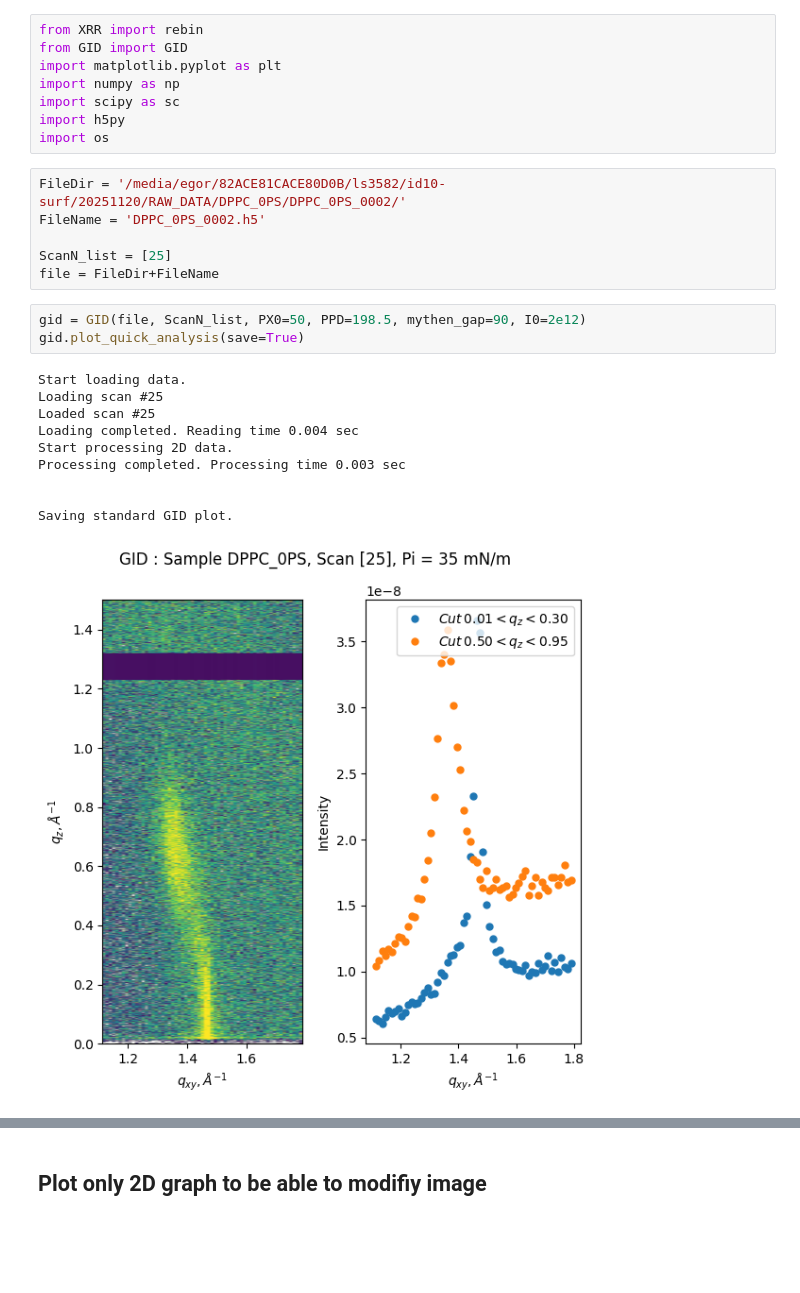
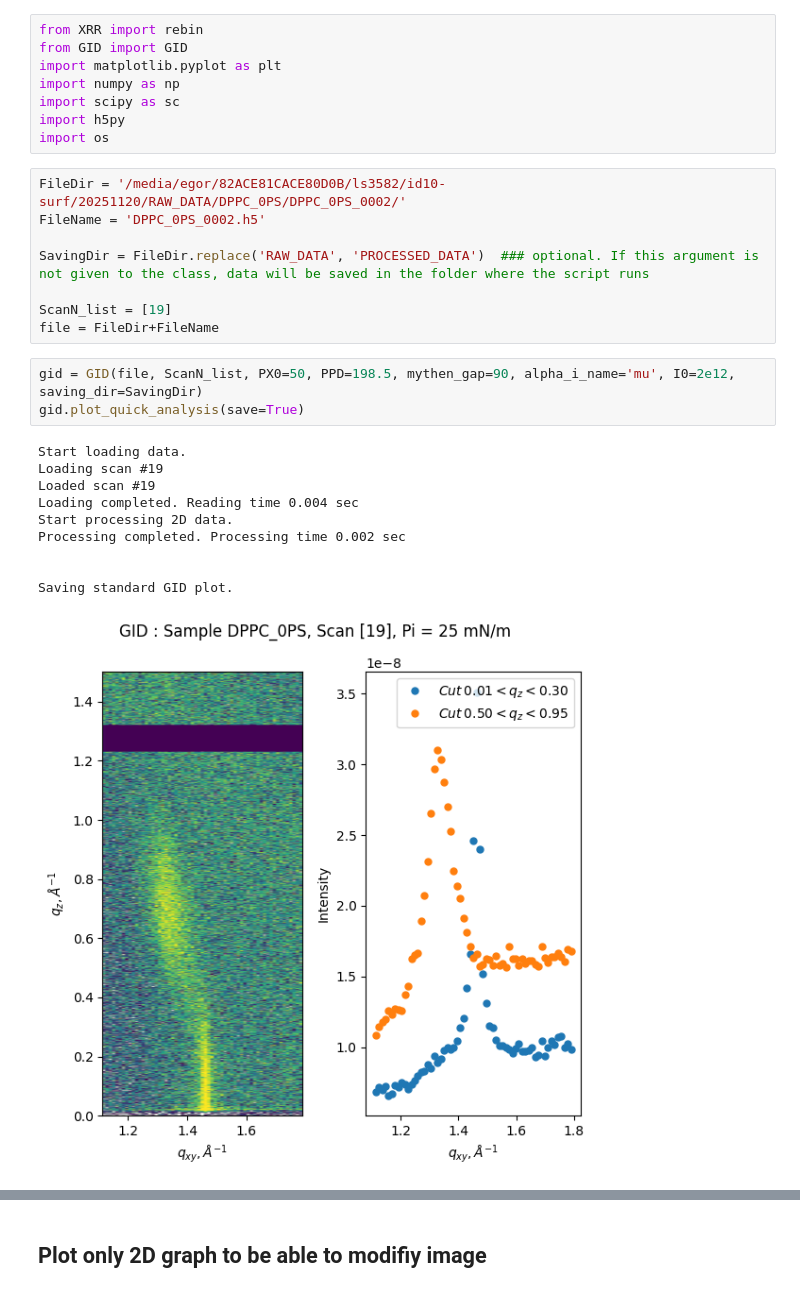
Before and after one commit to chelberserker/GID_ID10, a Jupyter notebook: GID_ls3582.ipynb, the cells around one changed output, grey strips where cells are left out. Cells and saved outputs as stored; diff of their text form; blank space fills up the shorter version.

```diff
--- a/GID_ls3582.ipynb
+++ b/GID_ls3582.ipynb
@@ -10,22 +10,24 @@ import os
 FileDir = '/media/egor/82ACE81CACE80D0B/ls3582/id10-surf/20251120/RAW_DATA/DPPC_0PS/DPPC_0PS_0002/'
 FileName = 'DPPC_0PS_0002.h5'
 
-ScanN_list = [25]
+SavingDir = FileDir.replace('RAW_DATA', 'PROCESSED_DATA')  ### optional. If this argument is not given to the class, data will be saved in the folder where the script runs
+
+ScanN_list = [19]
 file = FileDir+FileName
 # %%
-gid = GID(file, ScanN_list, PX0=50, PPD=198.5, mythen_gap=90, I0=2e12)
+gid = GID(file, ScanN_list, PX0=50, PPD=198.5, mythen_gap=90, alpha_i_name='mu', I0=2e12, saving_dir=SavingDir)
 gid.plot_quick_analysis(save=True)
 # %% [output]
 Start loading data.
-Loading scan #25
-Loaded scan #25
+Loading scan #19
+Loaded scan #19
 Loading completed. Reading time 0.004 sec
 Start processing 2D data.
-Processing completed. Processing time 0.003 sec
+Processing completed. Processing time 0.002 sec
 
 
 Saving standard GID plot.
-[figure, old version]
+[figure, new version]
 # %%
 fig, ax = plt.subplots(1,1, figsize=(4,4), layout='tight')
 gid.plot_qxy_cut(0, 0.4, ax=ax)            ## plot cut
```
Also changed, not shown: parts of 8 cells of this notebook, 1 other file.
